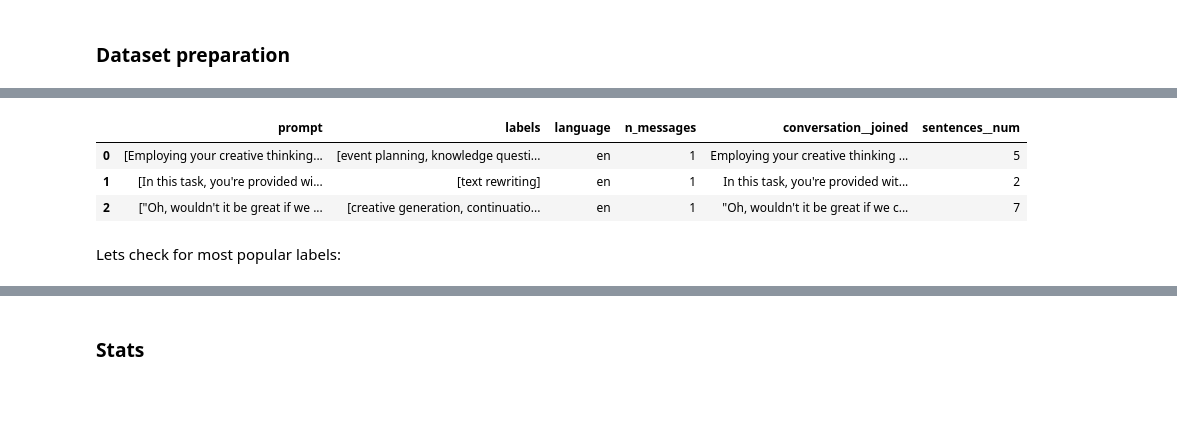
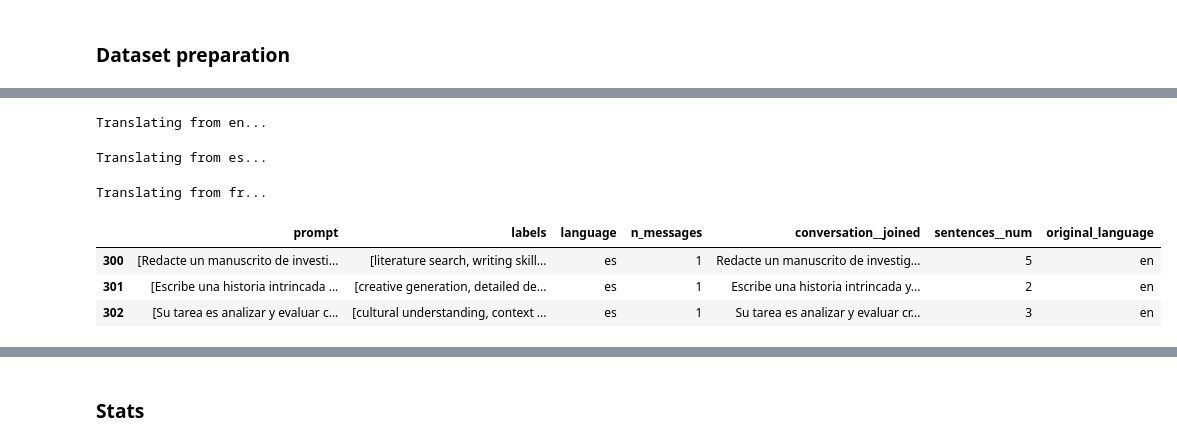
Before and after one commit to Pawlo77/MLLM-Shap, a Jupyter notebook: experiments/data_preparation/infinity_instruct.ipynb, the cells around one changed output, grey strips where cells are left out. Saved outputs shown, nothing was run; the diff lists cells and outputs as text; code cells hidden in the pictures; blank space fills up the shorter version.

Commit message:
feat(datasets): Decrease number of observations and add translation for multilingual dataset

```diff
--- a/experiments/data_preparation/infinity_instruct.ipynb
+++ b/experiments/data_preparation/infinity_instruct.ipynb
@@ -454,18 +476,18 @@ For that subset we pick 200 messages from each of 3 languages: English, Spanish
 # %%
 multilingual__df: pd.DataFrame = (
     df.groupby("language", as_index=False)
-    .apply(lambda g: g.sample(n=min(len(g), 200), random_state=0))
+    .apply(lambda g: g.sample(n=100, random_state=0))
     .reset_index(drop=True)
     .rename(columns={"conversation": "prompt"})
 )
 
 multilingual__df["prompt"] = multilingual__df["prompt"].apply(lambda x: x[0]["value"])
+multilingual__df["original_language"] = multilingual__df["language"]
 
 # recalculate after dropping last message
 multilingual__df["n_messages"] -= 1
 multilingual__df["sentences__num"] = multilingual__df["prompt"].apply(len)
 multilingual__df["conversation__joined"] = multilingual__df["prompt"].str.join(" ")
 
-
 print(f"Number of unique text entries and size of the multilingual dataset: {len(multilingual__df)}")
 # %% [output]
@@ -473,9 +517,34 @@ Number of unique text entries and size of the multilingual dataset: 600
+# %%
+multilingual__df__translated = pd.DataFrame()
+
+for language in INFINITY_INSTRUCT__CONFIG.languages:
+    print(f"Translating from {language}...")
+    multilingual__df__to_translate = multilingual__df[multilingual__df["language"] == language].copy()
+
+    for _target_language in INFINITY_INSTRUCT__CONFIG.languages:
+        if _target_language != language:
+            _multilingual__df__to_translate = multilingual__df__to_translate.copy()
+            _multilingual__df__to_translate["language"] = _target_language
+            _multilingual__df__to_translate = await translate_dataframe(  # type: ignore[top-level-await] # pylint: disable=await-outside-async # noqa: E501,F704
+                _multilingual__df__to_translate, _target_language
+            )
+            _multilingual__df__to_translate["prompt"] = _multilingual__df__to_translate["conversation__joined"].apply(
+                split_into_sentences
+            )
+            _multilingual__df__to_translate["sentences__num"] = _multilingual__df__to_translate["prompt"].apply(len)
+            multilingual__df__translated = pd.concat([multilingual__df__translated, _multilingual__df__to_translate])
+
+multilingual__df = pd.concat([multilingual__df, multilingual__df__translated]).reset_index(drop=True)
+
+del multilingual__df__to_translate, multilingual__df__translated, _multilingual__df__to_translate
+# %% [output]
+Translating from en...
+Translating from es...
+Translating from fr...
 # %%
-multilingual__df.head(3)
+multilingual__df[multilingual__df["language"] != multilingual__df["original_language"]].head(3)
 # %% [output]
-|  | prompt | labels | language | n_messages | conversation__joined | sentences__num |
-| 0 | [Employing your creative thinking... | [event planning, knowledge questi... | en | 1 | Employing your creative thinking ... | 5 |
-| 1 | [In this task, you're provided wi... | [text rewriting] | en | 1 | In this task, you're provided wit... | 2 |
-| 2 | ["Oh, wouldn't it be great if we ... | [creative generation, continuatio... | en | 1 | "Oh, wouldn't it be great if we c... | 7 |
+|  | prompt | labels | language | n_messages | conversation__joined | sentences__num | original_language |
+| 300 | [Redacte un manuscrito de investi... | [literature search, writing skill... | es | 1 | Redacte un manuscrito de investig... | 5 | en |
+| 301 | [Escribe una historia intrincada ... | [creative generation, detailed de... | es | 1 | Escribe una historia intrincada y... | 2 | en |
+| 302 | [Su tarea es analizar y evaluar c... | [cultural understanding, context ... | es | 1 | Su tarea es analizar y evaluar cr... | 3 | en |
-# %% [markdown]
-Lets check for most popular labels:
```
Also changed, not shown: parts of 23 cells of this notebook, 4 other files.
